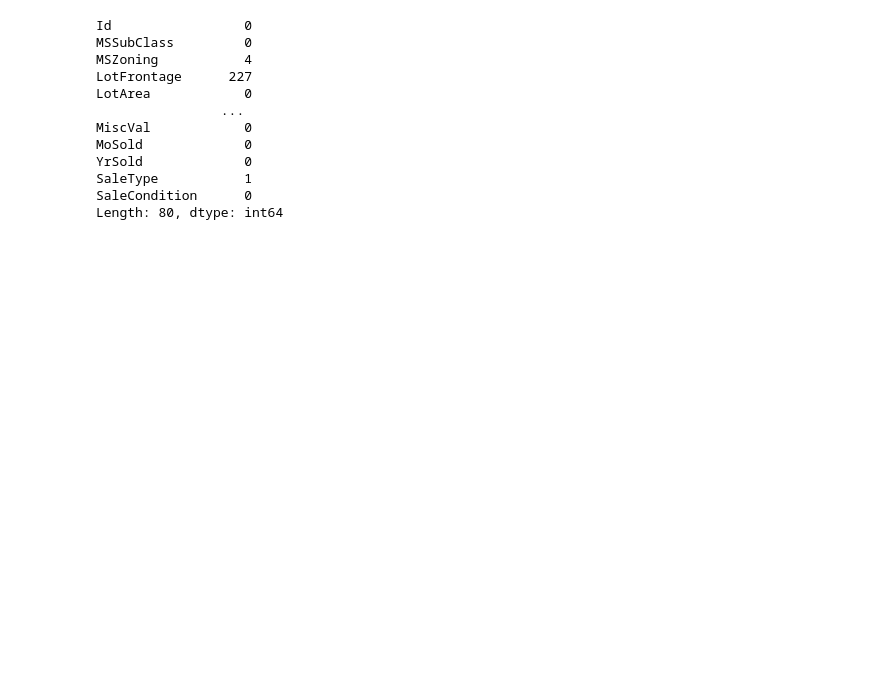
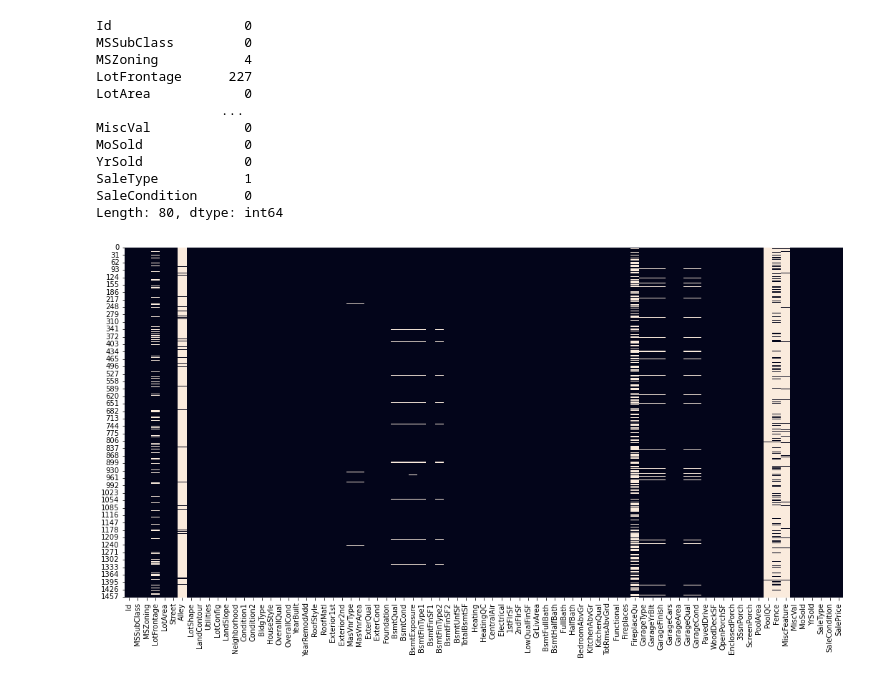
Before and after one commit to kitakou0313/titanic, a Jupyter notebook: home_price/eda.ipynb, the cells around one changed output. Cells and saved outputs as stored; diff of their text form; code cells hidden in the pictures; blank space fills up the shorter version.

Commit message:
Add heatmap for Nan

```diff
--- a/home_price/eda.ipynb
+++ b/home_price/eda.ipynb
@@ -33,3 +37,9 @@ YrSold             0
 SaleType           1
 SaleCondition      0
 Length: 80, dtype: int64
+# %%
+plt.figure(figsize=(18, 9))
+sns.heatmap(train.isnull(), cbar=False)
+plt.show()
+# %% [output]
+[figure, added]
```
Also changed, not shown: parts of 3 cells of this notebook.
